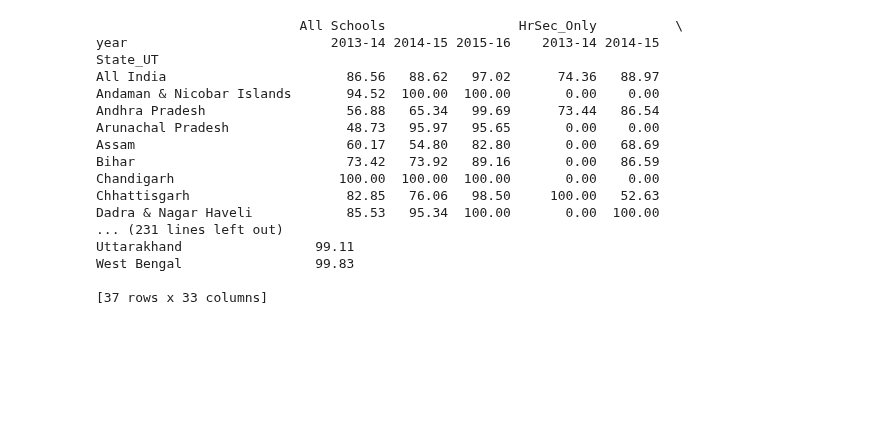
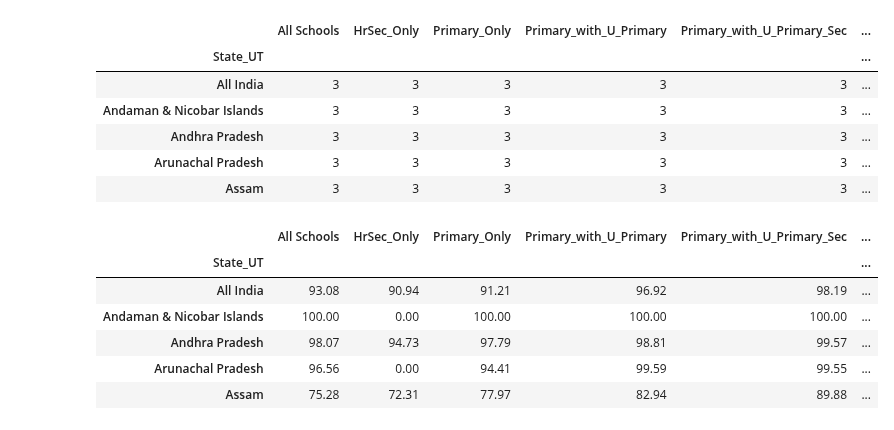
Before and after one commit to rahulvaish/MachineLearning-Python, a Jupyter notebook: UnderstandingPivotTables.ipynb, the cells around one changed output. Cells and saved outputs as stored; diff of their text form; code cells hidden in the pictures; blank space fills up the shorter version.

```diff
--- a/UnderstandingPivotTables.ipynb
+++ b/UnderstandingPivotTables.ipynb
@@ -48,22 +51,12 @@ Arunachal Pradesh         2013-14        48.73        0.00         38.24
 # %%
-boys_pivot_State_UT = pd.pivot_table(boys, index = ['State_UT'], columns='year')
+girls_Pivot_State_UT_Year_Count = pd.pivot_table(girls, index = ['State_UT'],  aggfunc='count')
-# %%
-print(boys_pivot_State_UT)
-# %% [output]
-                          All Schools                 HrSec_Only          \
-year                          2013-14 2014-15 2015-16    2013-14 2014-15
-State_UT
-All India                       86.56   88.62   97.02      74.36   88.97
-Andaman & Nicobar Islands       94.52  100.00  100.00       0.00    0.00
-Andhra Pradesh                  56.88   65.34   99.69      73.44   86.54
-Arunachal Pradesh               48.73   95.97   95.65       0.00    0.00
-Assam                           60.17   54.80   82.80       0.00   68.69
-Bihar                           73.42   73.92   89.16       0.00   86.59
-Chandigarh                     100.00  100.00  100.00       0.00    0.00
-Chhattisgarh                    82.85   76.06   98.50     100.00   52.63
-Dadra & Nagar Haveli            85.53   95.34  100.00       0.00  100.00
-... (231 lines left out)
-Uttarakhand                 99.11
-West Bengal                 99.83
-
-[37 rows x 33 columns]
+# %%
+girls_Pivot_State_UT_Year_Count.head(5)
+# %% [output]
+|  | All Schools | HrSec_Only | Primary_Only | Primary_with_U_Primary | Primary_with_U_Primary_Sec | ... |
+| State_UT |  |  |  |  |  | ... |
+| All India | 3 | 3 | 3 | 3 | 3 | ... |
+| Andaman & Nicobar Islands | 3 | 3 | 3 | 3 | 3 | ... |
+| Andhra Pradesh | 3 | 3 | 3 | 3 | 3 | ... |
+| Arunachal Pradesh | 3 | 3 | 3 | 3 | 3 | ... |
+| Assam | 3 | 3 | 3 | 3 | 3 | ... |
@@ -69,0 +65,10 @@ West Bengal                 99.83
+# %%
+girls_Pivot_State_UT_Year_Median.head(5)
+# %% [output]
+|  | All Schools | HrSec_Only | Primary_Only | Primary_with_U_Primary | Primary_with_U_Primary_Sec | ... |
+| State_UT |  |  |  |  |  | ... |
+| All India | 93.08 | 90.94 | 91.21 | 96.92 | 98.19 | ... |
+| Andaman & Nicobar Islands | 100.00 | 0.00 | 100.00 | 100.00 | 100.00 | ... |
+| Andhra Pradesh | 98.07 | 94.73 | 97.79 | 98.81 | 99.57 | ... |
+| Arunachal Pradesh | 96.56 | 0.00 | 94.41 | 99.59 | 99.55 | ... |
+| Assam | 75.28 | 72.31 | 77.97 | 82.94 | 89.88 | ... |
```
Also changed, not shown: parts of 13 cells of this notebook.
